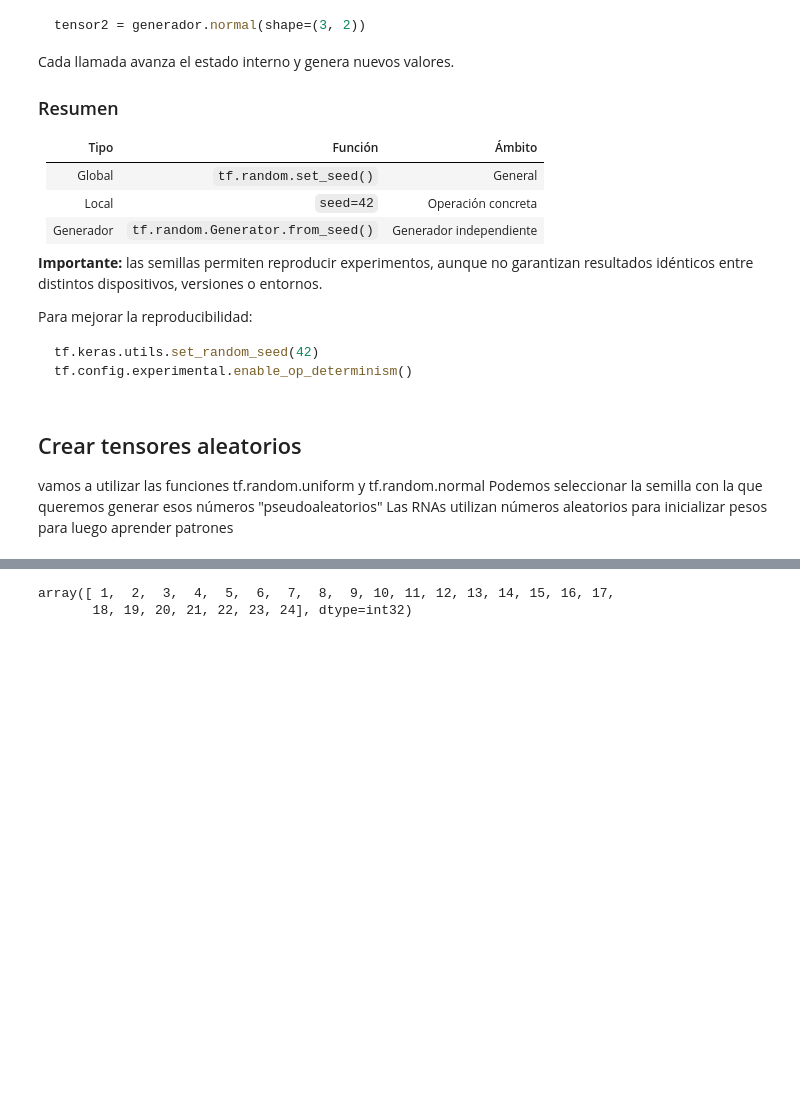
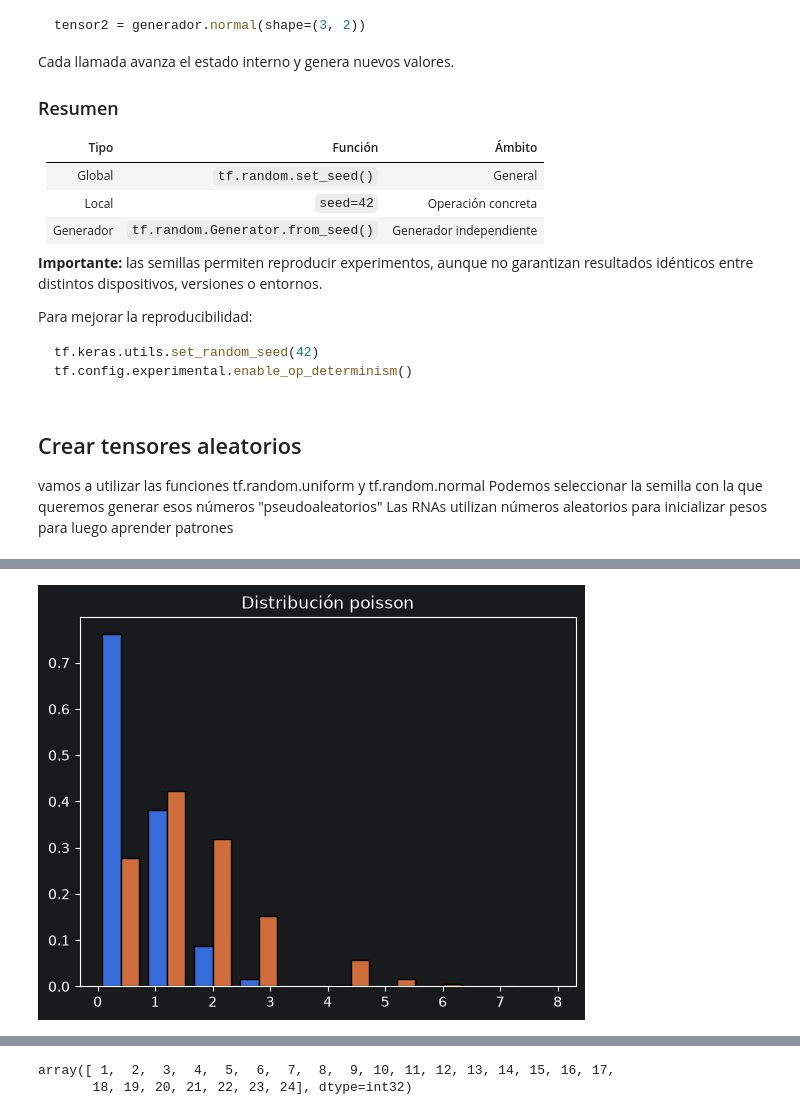
Before and after one commit to Pablosede/PIA, a Jupyter notebook: RNA (UT4-UT5)/fundamentos_tensorflow.ipynb, the cells around one changed output, grey strips where cells are left out. Cells and saved outputs as stored; diff of their text form; code cells hidden in the pictures; blank space fills up the shorter version.

```diff
--- a/RNA (UT4-UT5)/fundamentos_tensorflow.ipynb
+++ b/RNA (UT4-UT5)/fundamentos_tensorflow.ipynb
@@ -134,0 +200,12 @@ plt.show()
+# %%
+# distribución poisson
+import tensorflow as tf
+import matplotlib.pyplot as plt
+
+datos = tf.random.poisson((10000,), lam=[0.5, 1.5])
+
+plt.hist(datos.numpy(), bins=10, density=True, edgecolor='black')
+plt.title("Distribución poisson")
+plt.show()
+# %% [output]
+[figure, added]
```
Also changed, not shown: parts of 15 cells of this notebook.
